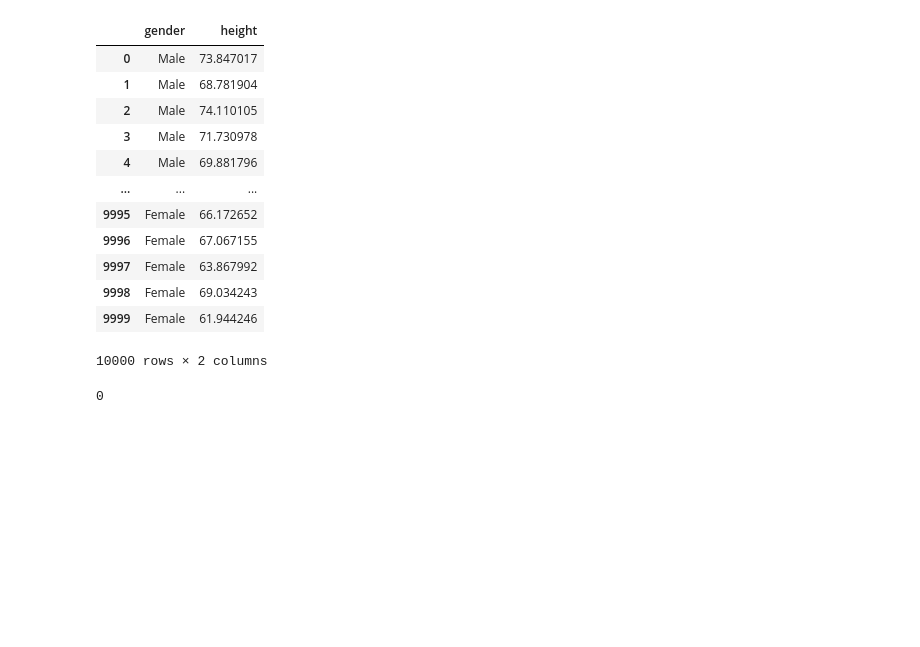
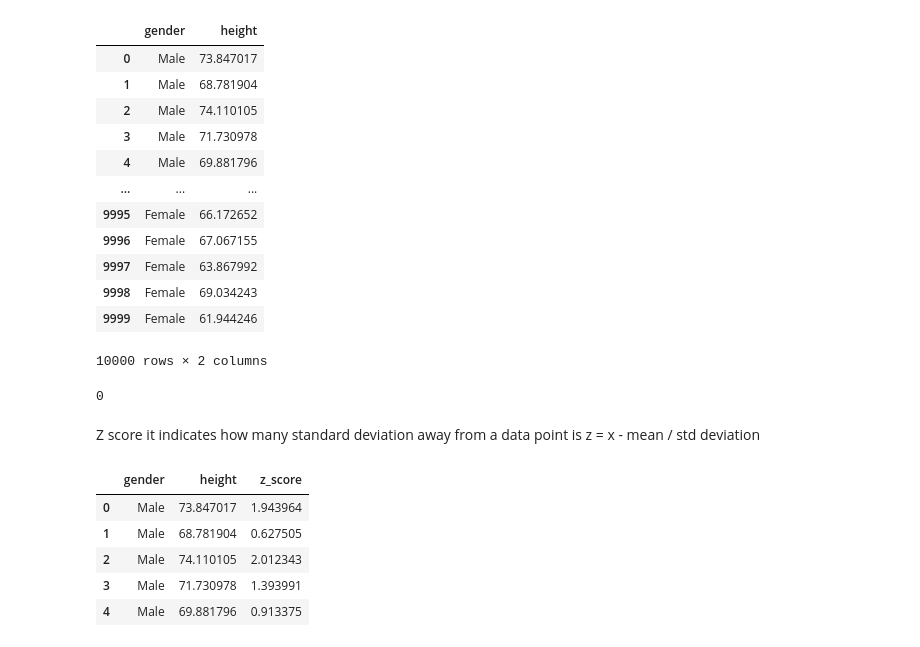
Before and after one commit to GlitchAyub/Feature-Engineering, a Jupyter notebook: outlier_detection2.ipynb, the cells around one changed output. Drawn from its saved outputs; the diff is of its cells as text; code cells hidden in the pictures; blank space fills up the shorter version.

```diff
--- a/outlier_detection2.ipynb
+++ b/outlier_detection2.ipynb
@@ -108,3 +108,7 @@ df_no_outlier_std_dev
 df.shape[0] - df_no_outlier_std_dev.shape[0]
 # %% [output]
 0
+# %% [markdown]
+Z score
+it indicates how many standard deviation away from a data point is
+z = x  - mean / std deviation
@@ -110,0 +117,9 @@ df.shape[0] - df_no_outlier_std_dev.shape[0]
+# %%
+df.head()
+# %% [output]
+|  | gender | height | z_score |
+| 0 | Male | 73.847017 | 1.943964 |
+| 1 | Male | 68.781904 | 0.627505 |
+| 2 | Male | 74.110105 | 2.012343 |
+| 3 | Male | 71.730978 | 1.393991 |
+| 4 | Male | 69.881796 | 0.913375 |
```
Also changed, not shown: parts of 7 cells of this notebook, 1 other file.
